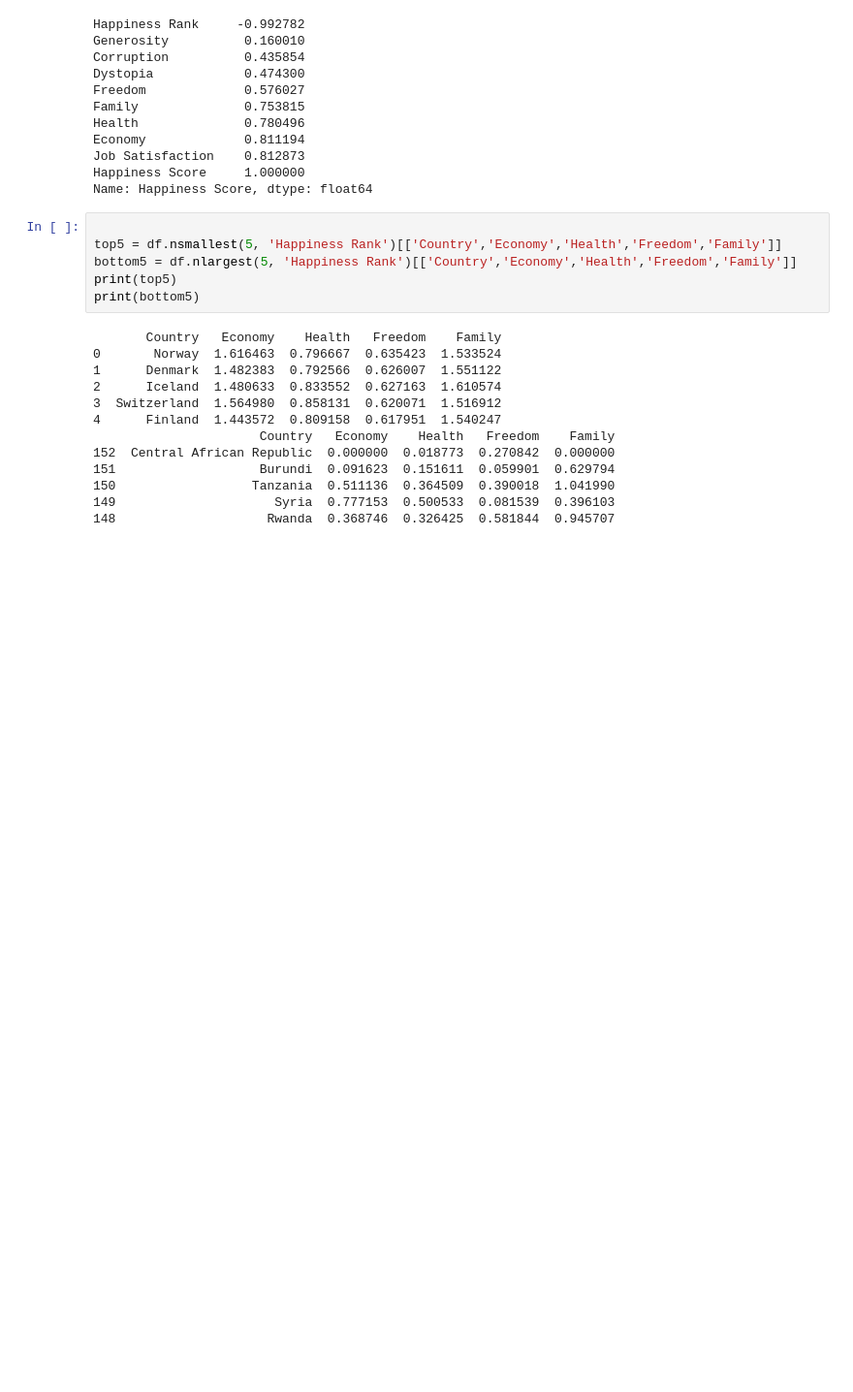
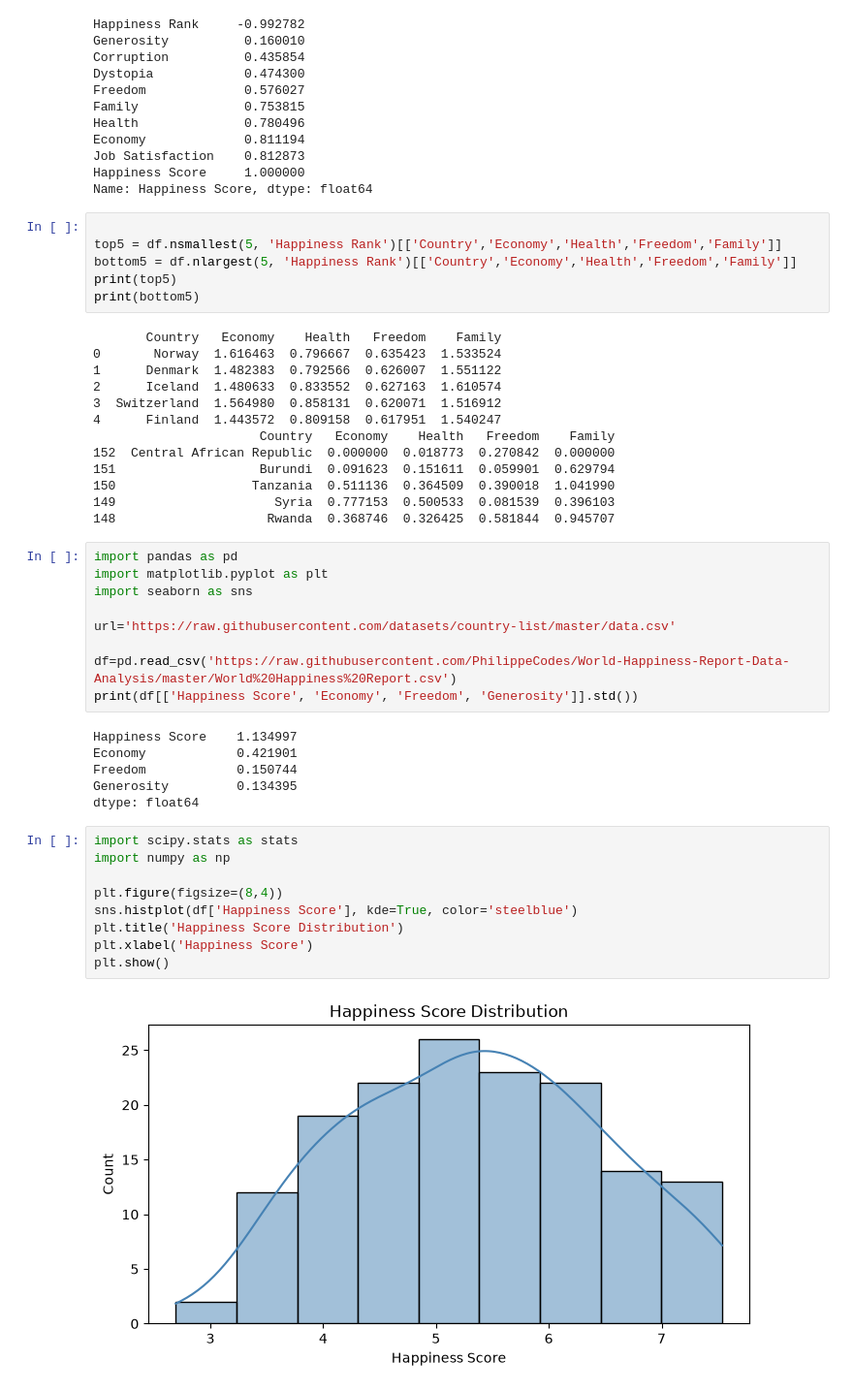
Before and after one commit to akshara1217/da-ml-journey, a Jupyter notebook: _happiness_project.ipynb, the cells around one changed output. Shown at 97% size. Saved outputs shown, nothing was run; the diff lists cells and outputs as text; blank space fills up the shorter version.

Commit message:
Day 13: Statistics-mean/median/mode,std,normal distribution,IQR outlier detection

```diff
--- a/_happiness_project.ipynb
+++ b/_happiness_project.ipynb
@@ -262,3 +262,29 @@ print(bottom5)
 150                  Tanzania  0.511136  0.364509  0.390018  1.041990
 149                     Syria  0.777153  0.500533  0.081539  0.396103
 148                    Rwanda  0.368746  0.326425  0.581844  0.945707
+# %%
+import pandas as pd
+import matplotlib.pyplot as plt
+import seaborn as sns
+
+url='https://raw.githubusercontent.com/datasets/country-list/master/data.csv'
+
+df=pd.read_csv('https://raw.githubusercontent.com/PhilippeCodes/World-Happiness-Report-Data-Analysis/master/World%20Happiness%20Report.csv')
+print(df[['Happiness Score', 'Economy', 'Freedom', 'Generosity']].std())
+# %% [output]
+Happiness Score    1.134997
+Economy            0.421901
+Freedom            0.150744
+Generosity         0.134395
+dtype: float64
+# %%
+import scipy.stats as stats
+import numpy as np
+
+plt.figure(figsize=(8,4))
+sns.histplot(df['Happiness Score'], kde=True, color='steelblue')
+plt.title('Happiness Score Distribution')
+plt.xlabel('Happiness Score')
+plt.show()
+# %% [output]
+[figure, added]
```
Also changed, not shown: parts of 2 cells of this notebook, 1 other file.
